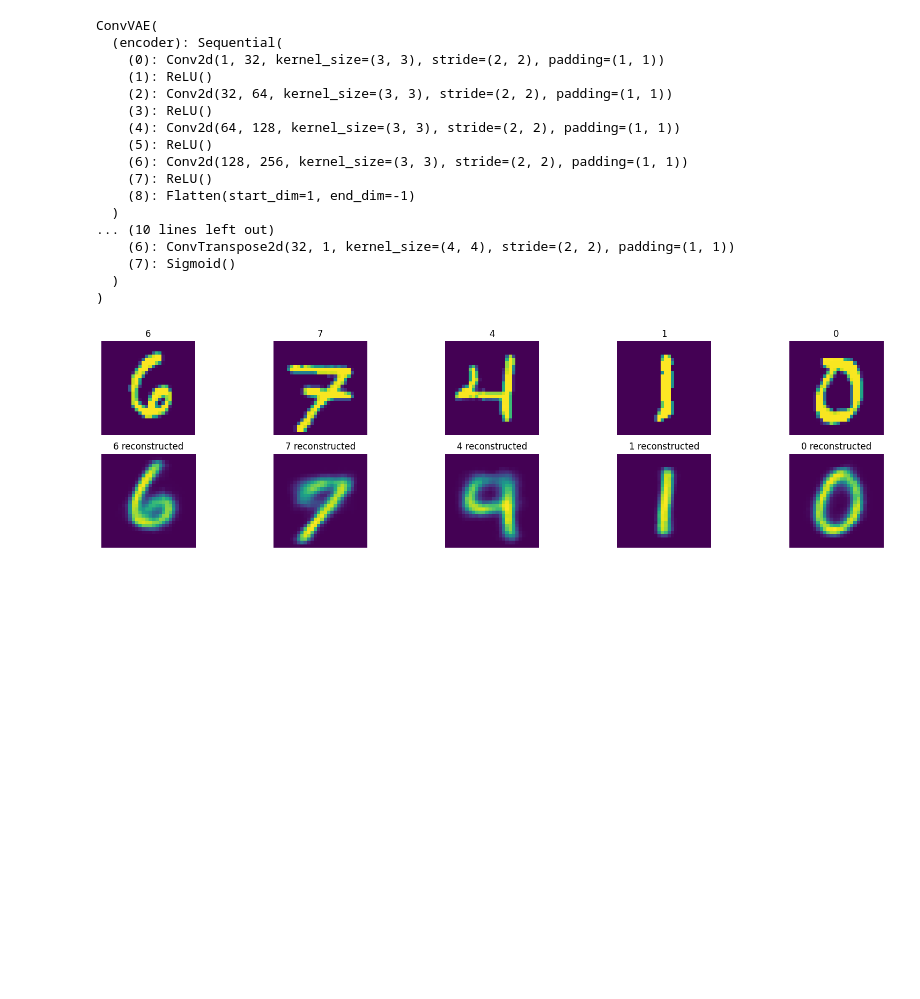
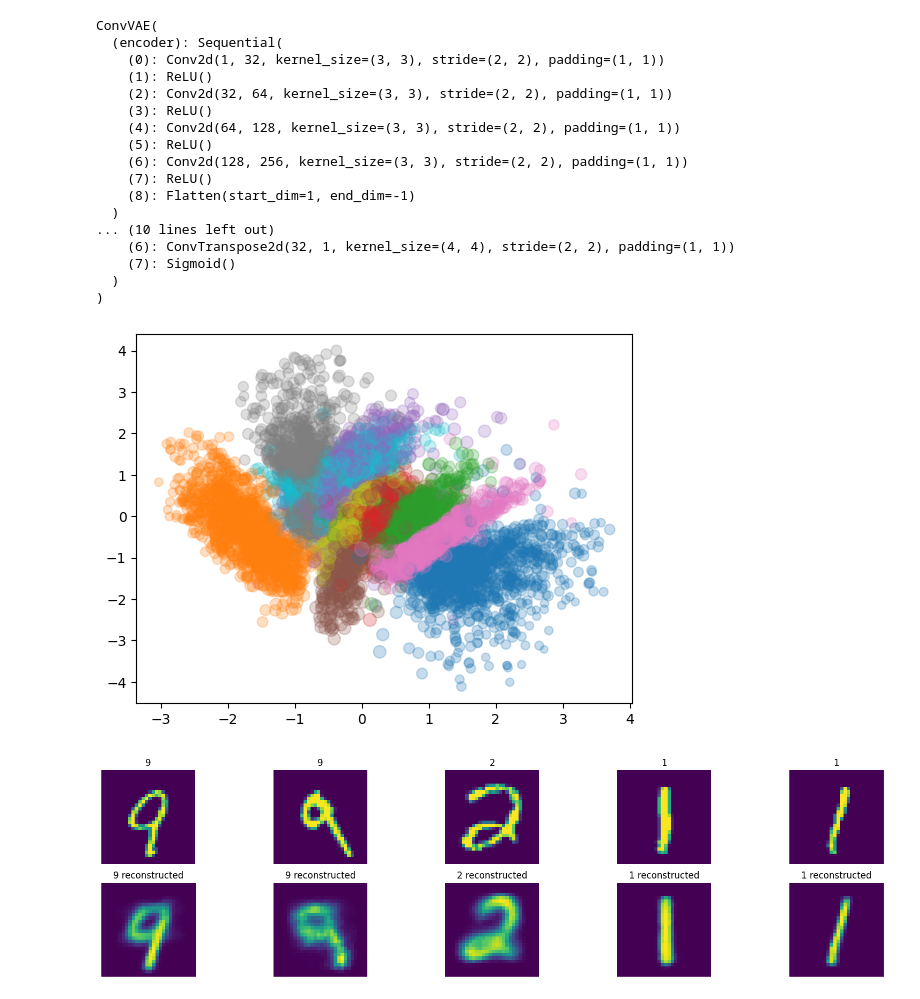
Before and after one commit to dkersh/vae_investigations, a Jupyter notebook: vae_fcn.ipynb, the cells around one changed output. Cells and saved outputs as stored; diff of their text form; code cells hidden in the pictures; blank space fills up the shorter version.

```diff
--- a/vae_fcn.ipynb
+++ b/vae_fcn.ipynb
@@ -351,6 +351,25 @@ vae.eval()
 for x, y in test_dataloader:
     x_recon, mu, logvar = vae(x)
     break
+# %%
+all_latent, all_sigma, all_latent_labels = [],[], []
+
+for x, y in test_dataloader:
+    all_latent += [vae.encode(x)[0]]
+    all_sigma += [vae.encode(x)[1]]
+    all_latent_labels += [y]
+
+all_mu = torch.cat(all_latent, 0).detach().numpy()
+all_sigma = torch.cat(all_sigma, 0).detach().numpy()
+all_labels = torch.cat(all_latent_labels, 0).numpy()
+# %%
+plt.figure()
+plt.scatter(
+    all_mu[:, 0], all_mu[:, 1], c = all_labels, cmap='tab10', alpha=0.25, s = (all_sigma[:, 0]**2 + all_sigma[:, 1]**2)
+)
+plt.show()
+# %% [output]
+[figure, added]
 # %%
 import matplotlib.pyplot as plt
 import numpy as np
@@ -368,4 +387,4 @@ for i in range(5):
     plt.title(f'{y[ind]} reconstructed')
 plt.show()
 # %% [output]
-[figure, old version]
+[figure, new version]
```
Also changed, not shown: parts of 3 cells of this notebook, 2 other files.
